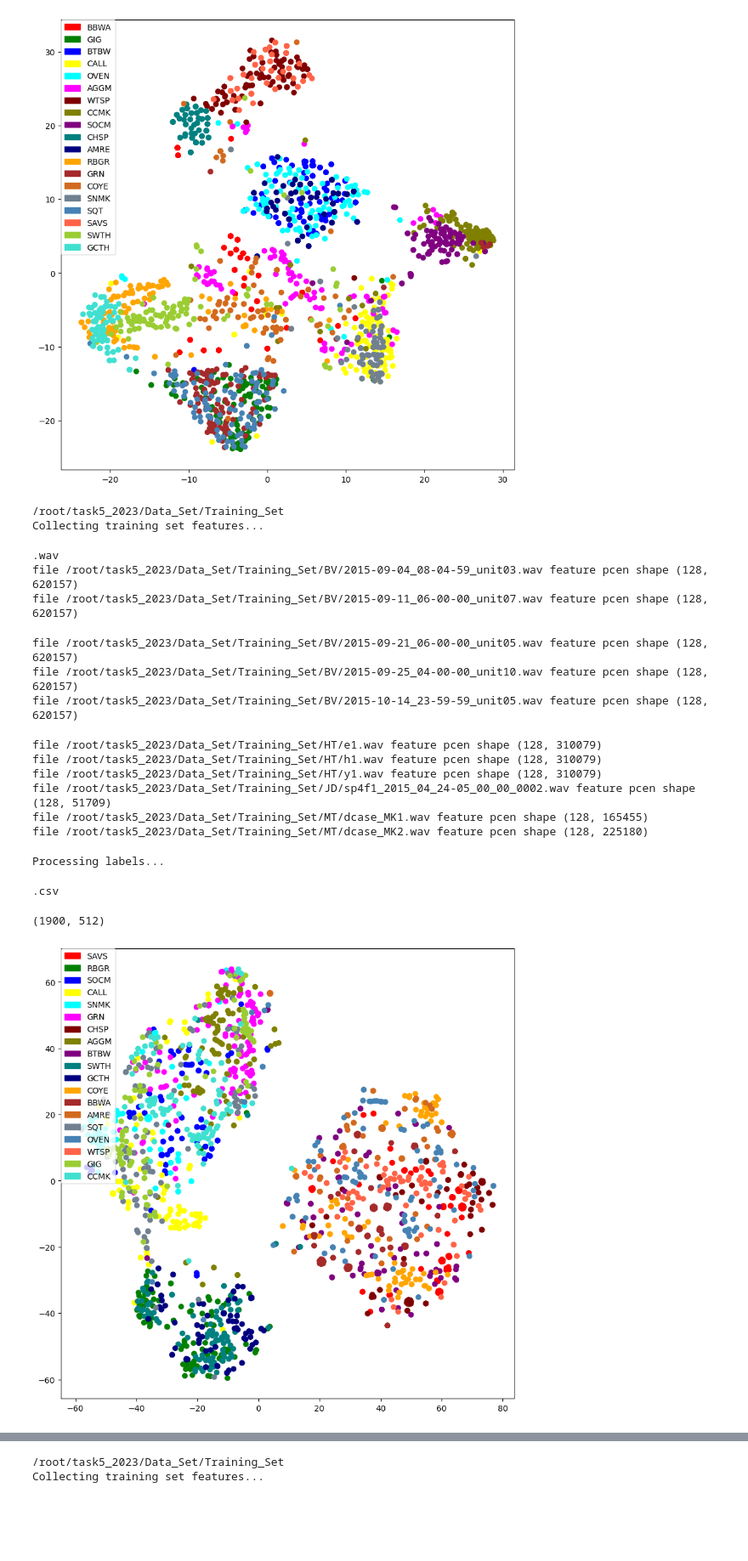
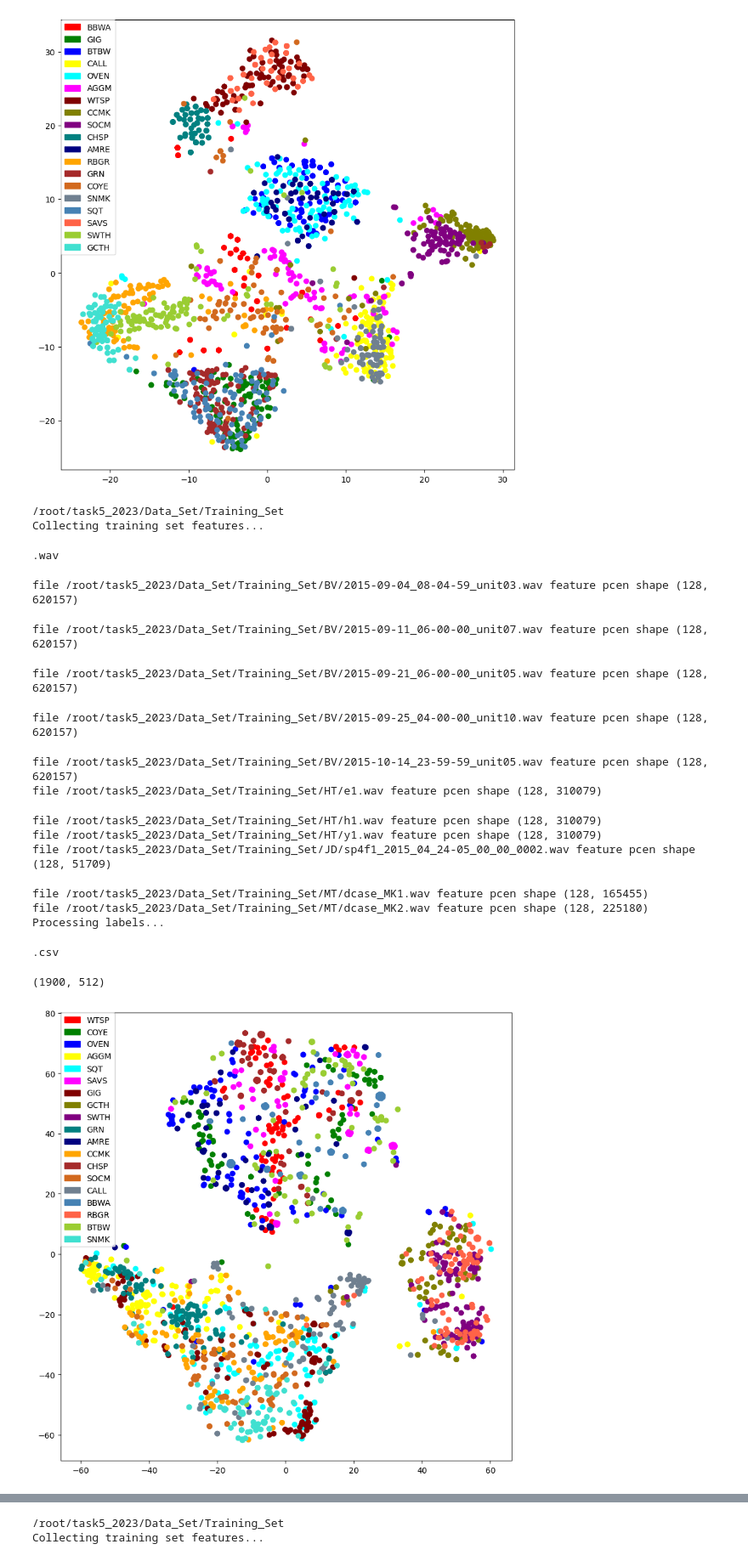
Before and after one commit to wty0511/MSc_Individual_Project, a Jupyter notebook: Untitled-1.ipynb, the cells around one changed output, grey strips where cells are left out. Shown at 85% size. Drawn from its saved outputs; the diff is of its cells as text; code cells hidden in the pictures; blank space fills up the shorter version.

```diff
--- a/Untitled-1.ipynb
+++ b/Untitled-1.ipynb
@@ -303,7 +303,7 @@ if not GlobalHydra().is_initialized():
 
 cfg = compose(config_name="config_maml.yaml")
 
-save_file = r"/root/task5_2023/Checkpoints/MAML_2way_5step_convclassifierfw_second_order/Model/best_model.pth"
+save_file = r"/root/task5_2023/Checkpoints/MAML_2way_5step_convclassifierfw_second_order_5/Model/best_model.pth"
 checkpoint = torch.load(save_file)
 model_state = checkpoint['state']
 config = checkpoint['config']
@@ -344,48 +344,48 @@ for k, class_  in enumerate(classes):
         embedding = model.feature_extractor.get_feature(data[0][1].unsqueeze(0).cuda()).squeeze().detach().cpu().numpy()
         feat.append(embedding)
 
         labels.append(k)
 
 
 tsne = TSNE(n_components=2, random_state=1)
 feat = np.array(feat)
 print(feat.shape)
 data_2d = tsne.fit_transform(feat)
 
 coloars = [color_dict[label] for label in labels]
 
 plt.figure(figsize=(10, 10))
 plt.scatter(data_2d[:, 0], data_2d[:, 1], c=coloars, cmap='viridis')
 
 patches = [mpatches.Patch(color=color_dict[i], label='{}'.format(classes[i])) for i in range(19)]
 
 plt.legend(handles=patches, bbox_to_anchor=(0.0, 1), loc='upper left', borderaxespad=0.)
 # plt.legend(handles=patches, loc='best')
 
 # plt.colorbar(label='label')
 # plt.scatter(data_2d[-2, 0], data_2d[-2, 1], c='red', marker='x', s=200)
 # plt.scatter(data_2d[-1, 0], data_2d[-1, 1], c='blue', marker='x', s=200)
 
 plt.show()
 # %% [output]
 /root/task5_2023/Data_Set/Training_Set
 Collecting training set features...
 .wav
-file /root/task5_2023/Data_Set/Training_Set/BV/2015-09-04_08-04-59_unit03.wav feature pcen shape (128, 620157)
-file /root/task5_2023/Data_Set/Training_Set/BV/2015-09-11_06-00-00_unit07.wav feature pcen shape (128, 620157)
-file /root/task5_2023/Data_Set/Training_Set/BV/2015-09-21_06-00-00_unit05.wav feature pcen shape (128, 620157)
-file /root/task5_2023/Data_Set/Training_Set/BV/2015-09-25_04-00-00_unit10.wav feature pcen shape (128, 620157)
-file /root/task5_2023/Data_Set/Training_Set/BV/2015-10-14_23-59-59_unit05.wav feature pcen shape (128, 620157)
+file /root/task5_2023/Data_Set/Training_Set/BV/2015-09-04_08-04-59_unit03.wav feature pcen shape (128, 620157)
-file /root/task5_2023/Data_Set/Training_Set/HT/e1.wav feature pcen shape (128, 310079)
-file /root/task5_2023/Data_Set/Training_Set/HT/h1.wav feature pcen shape (128, 310079)
-file /root/task5_2023/Data_Set/Training_Set/HT/y1.wav feature pcen shape (128, 310079)
-file /root/task5_2023/Data_Set/Training_Set/JD/sp4f1_2015_04_24-05_00_00_0002.wav feature pcen shape (128, 51709)
-file /root/task5_2023/Data_Set/Training_Set/MT/dcase_MK1.wav feature pcen shape (128, 165455)
-file /root/task5_2023/Data_Set/Training_Set/MT/dcase_MK2.wav feature pcen shape (128, 225180)
+file /root/task5_2023/Data_Set/Training_Set/BV/2015-09-11_06-00-00_unit07.wav feature pcen shape (128, 620157)
-Processing labels...
+file /root/task5_2023/Data_Set/Training_Set/BV/2015-09-21_06-00-00_unit05.wav feature pcen shape (128, 620157)
-.csv
+file /root/task5_2023/Data_Set/Training_Set/BV/2015-09-25_04-00-00_unit10.wav feature pcen shape (128, 620157)
-(1900, 512)
+file /root/task5_2023/Data_Set/Training_Set/BV/2015-10-14_23-59-59_unit05.wav feature pcen shape (128, 620157)
+file /root/task5_2023/Data_Set/Training_Set/HT/e1.wav feature pcen shape (128, 310079)
+file /root/task5_2023/Data_Set/Training_Set/HT/h1.wav feature pcen shape (128, 310079)
+file /root/task5_2023/Data_Set/Training_Set/HT/y1.wav feature pcen shape (128, 310079)
+file /root/task5_2023/Data_Set/Training_Set/JD/sp4f1_2015_04_24-05_00_00_0002.wav feature pcen shape (128, 51709)
+file /root/task5_2023/Data_Set/Training_Set/MT/dcase_MK1.wav feature pcen shape (128, 165455)
+file /root/task5_2023/Data_Set/Training_Set/MT/dcase_MK2.wav feature pcen shape (128, 225180)
+Processing labels...
+.csv
+(1900, 512)
-[figure, old version]
+[figure, new version]
 # %%
 from src.how_to_train.experiment_builder import ExperimentBuilder
 from src.how_to_train.data import MetaLearningSystemDataLoader
```
Also changed, not shown: parts of 2 cells of this notebook, 1 other file.
